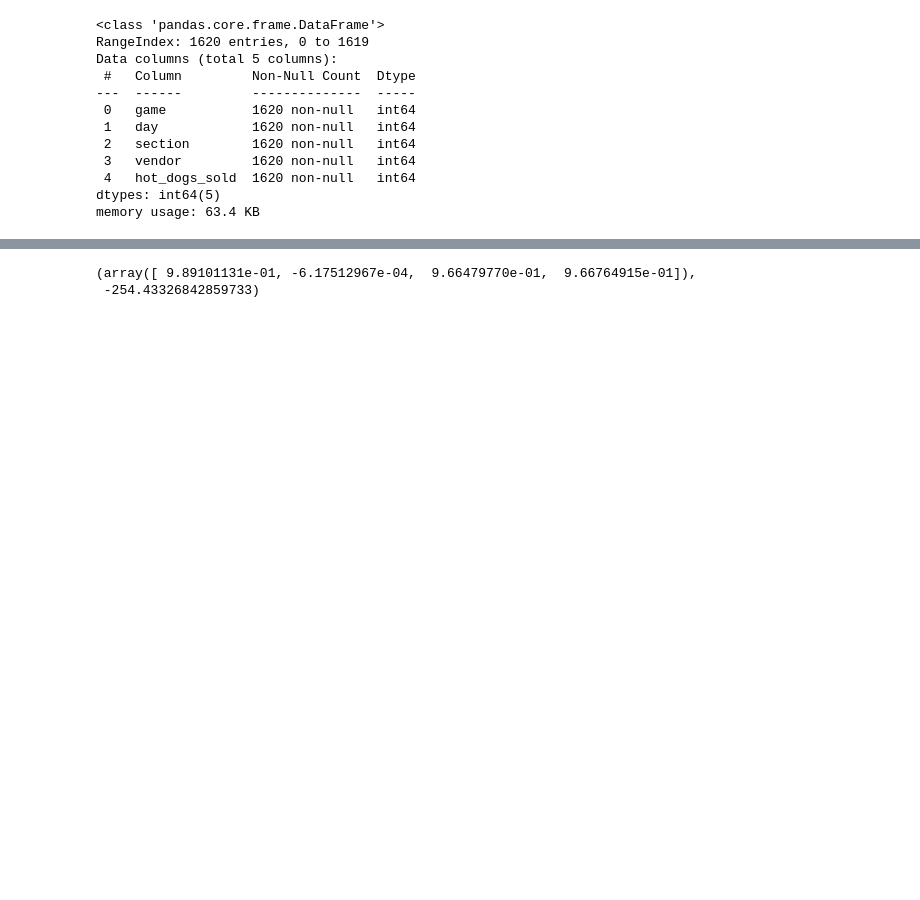
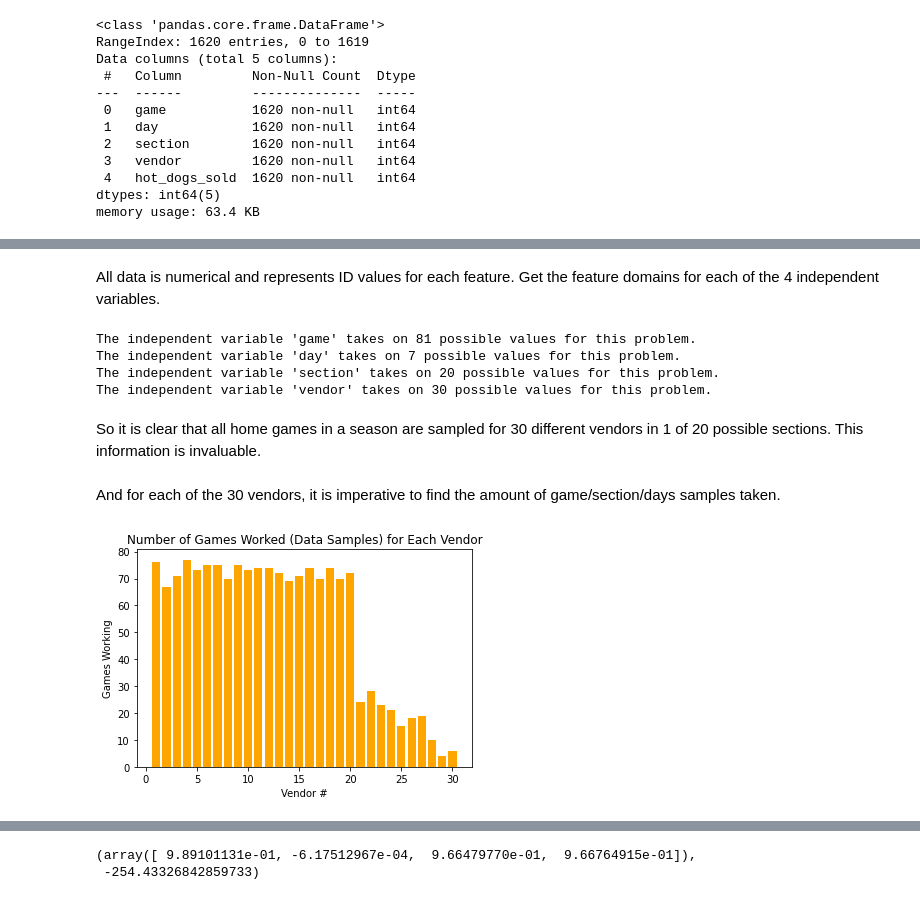
Before and after one commit to reetyf/mets, a Jupyter notebook: hotdog.ipynb, the cells around one changed output, grey strips where cells are left out. Cells and saved outputs as stored; diff of their text form; code cells hidden in the pictures; blank space fills up the shorter version.

```diff
--- a/hotdog.ipynb
+++ b/hotdog.ipynb
@@ -29,0 +34,2 @@ EXPLAIN AVERAGES AND ALL THAT
+# %% [markdown]
+All data is numerical and represents ID values for each feature. Get the feature domains for each of the 4 independent variables.
@@ -29,0 +41,26 @@ EXPLAIN AVERAGES AND ALL THAT
+# %%
+indep_cols = hotdog.columns[0:4]
+for col in indep_cols:
+    feature_domains(hotdog,col)
+# %% [output]
+The independent variable 'game' takes on 81 possible values for this problem.
+The independent variable 'day' takes on 7 possible values for this problem.
+The independent variable 'section' takes on 20 possible values for this problem.
+The independent variable 'vendor' takes on 30 possible values for this problem.
+# %% [markdown]
+So it is clear that all home games in a season are sampled for 30 different vendors in 1 of 20 possible sections. This information is invaluable.
+# %% [markdown]
+And for each of the 30 vendors, it is imperative to find the amount of game/section/days samples taken.
+# %%
+import matplotlib.pyplot as plt
+
+x = hotdog['vendor'].value_counts().sort_index(ascending = True)
+
+plt.figure()
+plt.bar(x = x.index,height= x.values,color = 'orange')
+plt.xlabel('Vendor #')
+plt.ylabel('Games Working')
+plt.title('Number of Games Worked (Data Samples) for Each Vendor')
+plt.show()
+# %% [output]
+[figure, added]
```
Also changed, not shown: parts of 24 cells of this notebook, 1 other file.
